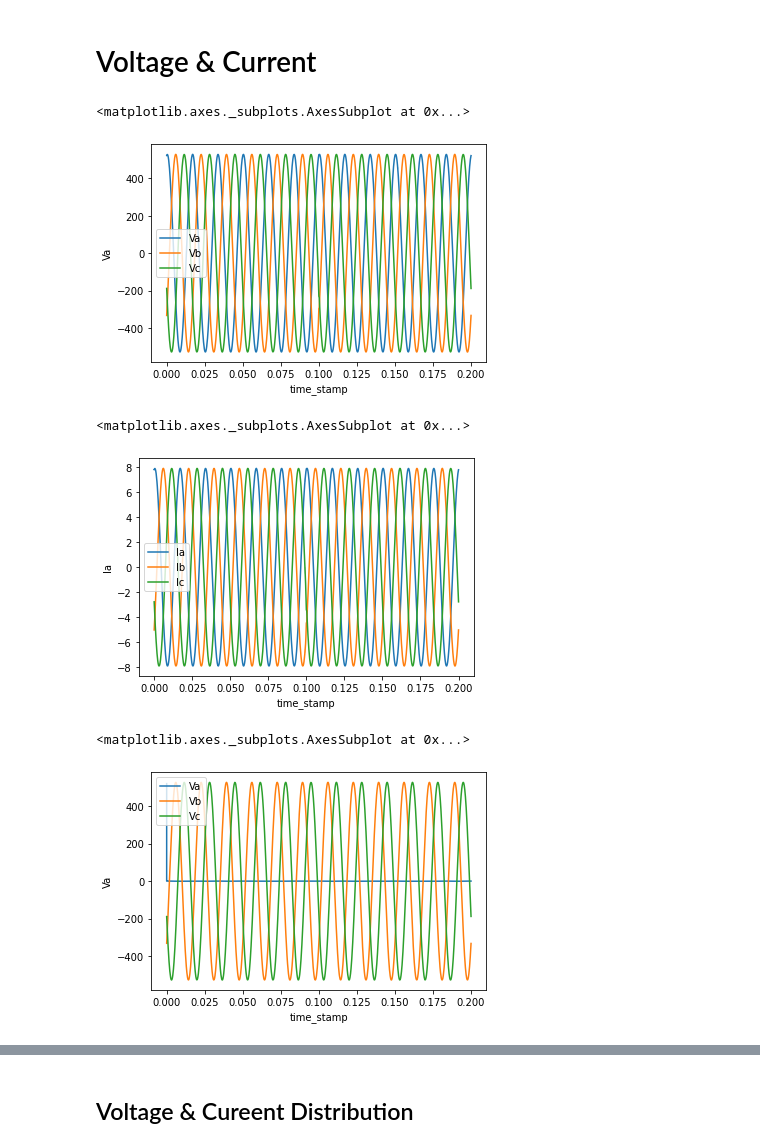
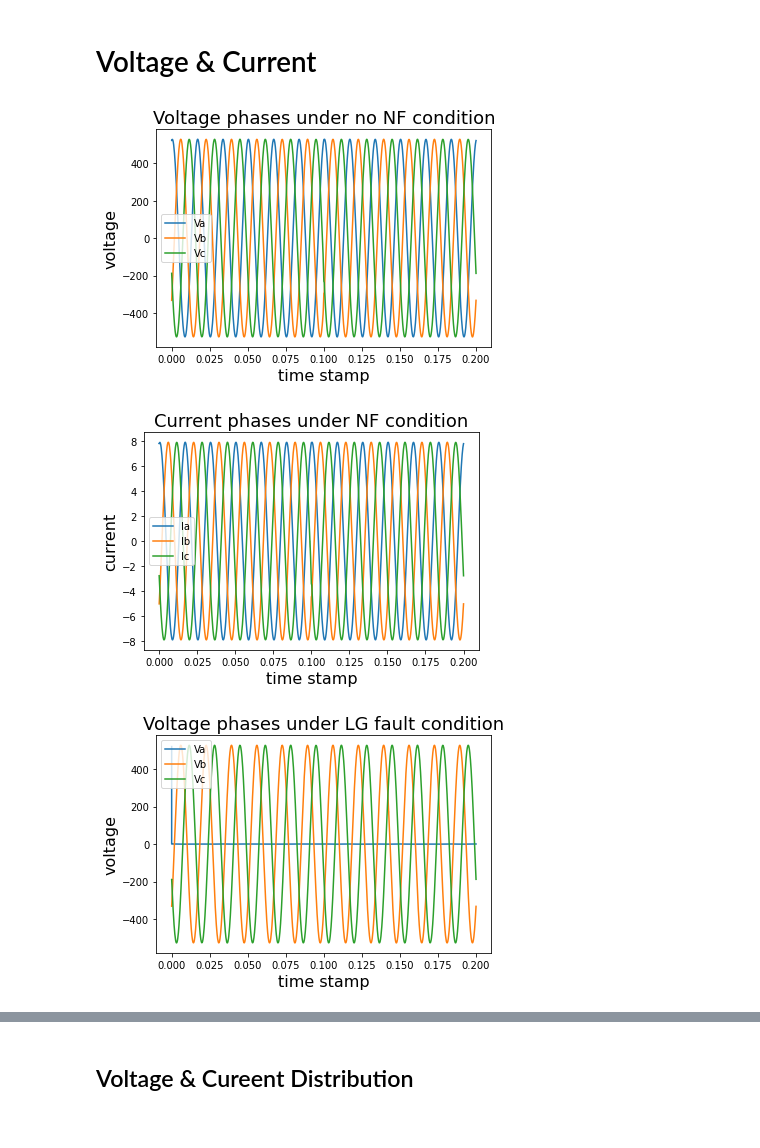
Before and after one commit to Simon-48/Time-Series-Analysis-For-Electrical-Grid-Fault-Detection, a Jupyter notebook: Electrical_Distribution_Fault.ipynb, the cells around one changed output, grey strips where cells are left out. Cells and saved outputs as stored; diff of their text form; code cells hidden in the pictures.

```diff
--- a/Electrical_Distribution_Fault.ipynb
+++ b/Electrical_Distribution_Fault.ipynb
@@ -99,6 +100,6 @@ Dataset Classify has 44140 duplicate values.
 # %%
 # Clearing duplicate values
-PMU_Class.drop_duplicates(keep = False,inplace = True)
+PMU_Class.drop_duplicates(keep = 'first',inplace = True)
 # %%
 # Identify duplication
 print(f"Dataset Classify has {PMU_Class.duplicated().sum()} duplicate values.")
@@ -233,30 +234,46 @@ sns.lineplot(x='time_stamp', y='f', data=LLLG, label='LLLG')
 # %%
 # Voltage phases under no NF condition
 
 sns.lineplot(x='time_stamp', y='Va', data=NF, label='Va')
 sns.lineplot(x='time_stamp', y='Vb', data=NF, label='Vb')
 sns.lineplot(x='time_stamp', y='Vc', data=NF, label='Vc')
+
+plt. title('Voltage phases under no NF condition', fontsize=18)
+plt. xlabel('time stamp', fontsize=16)
+plt. ylabel('voltage', fontsize=16)
+plt.legend()
+plt.show()
 # %% [output]
-<matplotlib.axes._subplots.AxesSubplot at 0x...>
-[figure, old version]
+[figure, new version]
 # %%
 # Current phases under NF condition
 
 sns.lineplot(x='time_stamp', y='Ia', data=NF, label='Ia')
 sns.lineplot(x='time_stamp', y='Ib', data=NF, label='Ib')
 sns.lineplot(x='time_stamp', y='Ic', data=NF, label='Ic')
+
+plt. title('Current phases under NF condition', fontsize=18)
+plt. xlabel('time stamp', fontsize=16)
+plt. ylabel('current', fontsize=16)
+plt.legend()
+plt.show()
 # %% [output]
-<matplotlib.axes._subplots.AxesSubplot at 0x...>
-[figure, old version]
+[figure, new version]
 # %%
 # Voltage phases under LG fault condition
 
 sns.lineplot(x='time_stamp', y='Va', data=LG, label='Va')
 sns.lineplot(x='time_stamp', y='Vb', data=LG, label='Vb')
 sns.lineplot(x='time_stamp', y='Vc', data=LG, label='Vc')
+
+
+plt. title('Voltage phases under LG fault condition', fontsize=18)
+plt. xlabel('time stamp', fontsize=16)
+plt. ylabel('voltage', fontsize=16)
+plt.legend()
+plt.show()
 # %% [output]
-<matplotlib.axes._subplots.AxesSubplot at 0x...>
-[figure, old version]
+[figure, new version]
 # %%
 # Current phases under LG fault condition
 
```
Also changed, not shown: parts of 31 cells of this notebook, 1 other file.
